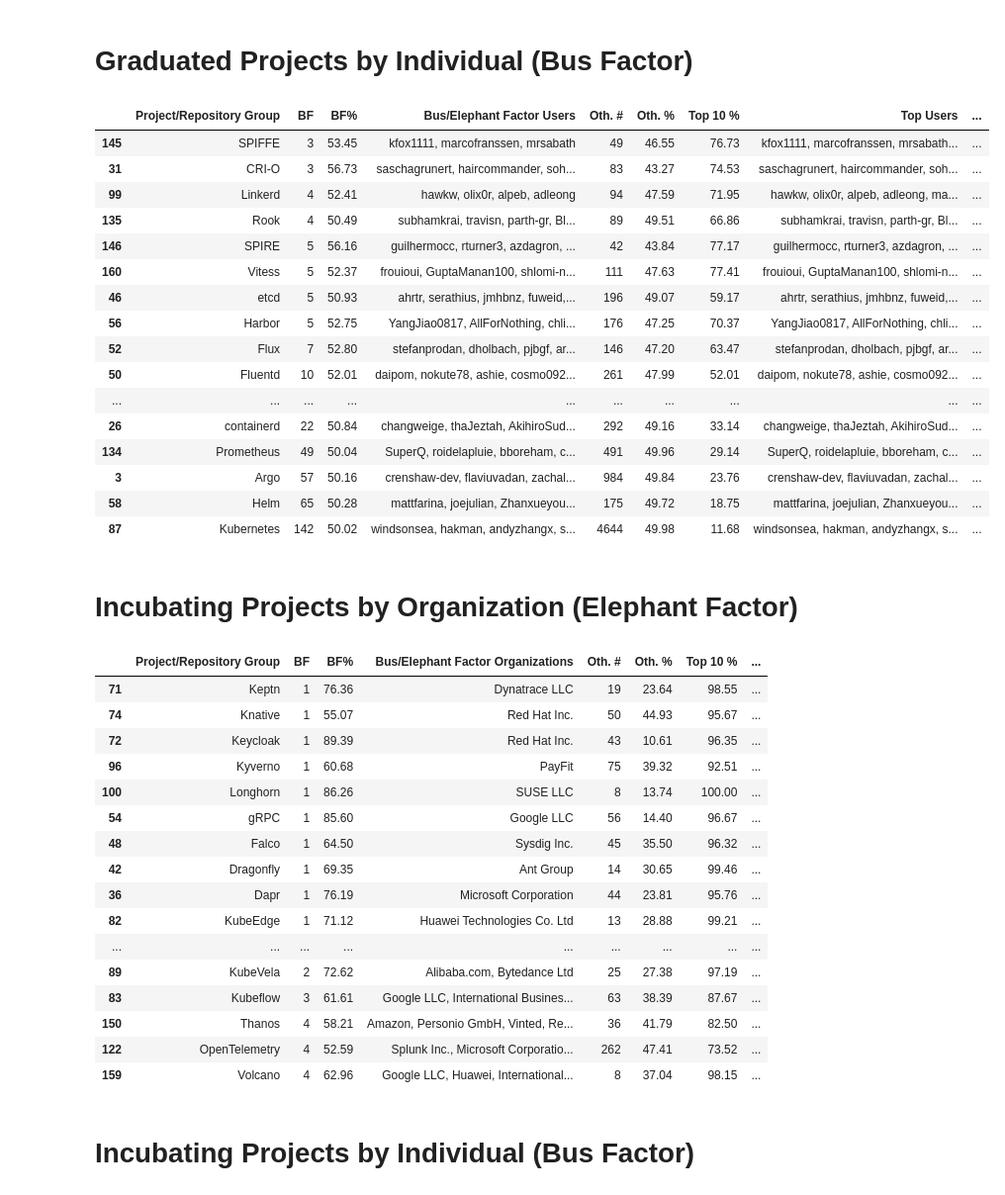
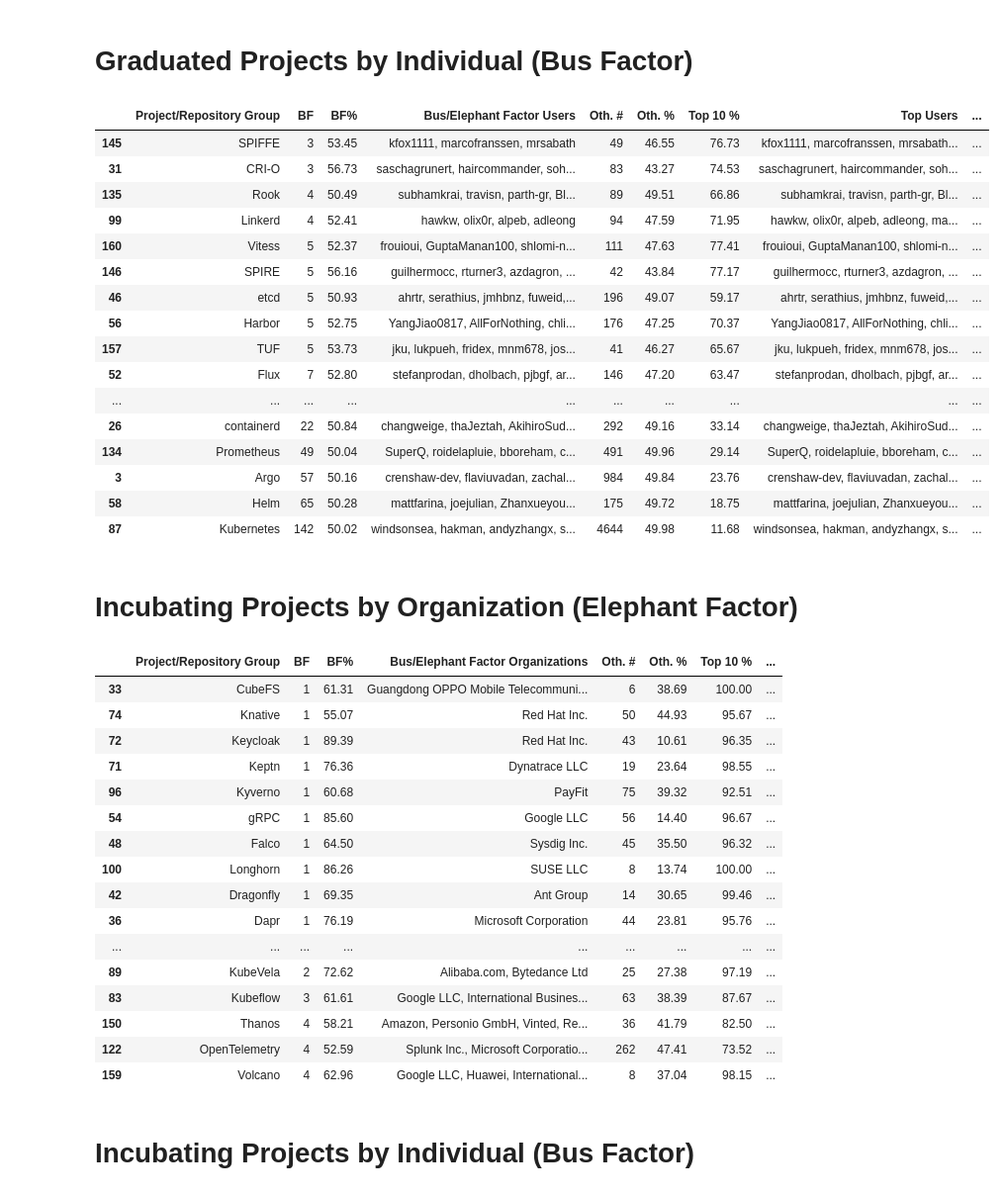
Before and after one commit to geekygirldawn/k8s_data, a Jupyter notebook: datasets/bus-elephant_cncf/Bus_Elephant_Factor_CNCF.ipynb, the cells around one changed output. Shown at 99% size. Cells and saved outputs as stored; diff of their text form; code cells hidden in the pictures.

```diff
--- a/datasets/bus-elephant_cncf/Bus_Elephant_Factor_CNCF.ipynb
+++ b/datasets/bus-elephant_cncf/Bus_Elephant_Factor_CNCF.ipynb
@@ -13,19 +13,21 @@ This is a quick view of these metrics for graduated and incubating CNCF projects
 If you clone this repo, you should be able to run this notebook yourself to explore the data in more detail, or you can grab the CVS files bus_by_level.csv or elephant_by_level.csv to analyze using your favorite csv / spreadsheet app.
 # %%
 # This cell generates the data structures based on the data in the files being read in
-import json
+
 import urllib.request
 import pandas as pd
+import yaml
+import requests
 
-landscape_file = urllib.request.urlopen("https://raw.githubusercontent.com/cncf/tag-contributor-strategy/main/website/data/projects.json")
-landscape = json.load(landscape_file)
+projects_file = requests.get("https://raw.githubusercontent.com/cncf/devstats/master/projects.yaml")
+projects = yaml.safe_load(projects_file.content.decode("utf-8"))
 
 busDF = pd.read_csv('users__2023-08-22_last_year.csv')
 elephantDF = pd.read_csv('orgs_2023-08-22_last_year.csv')
 
 levels_dict = {}
-for project in landscape:
-    levels_dict[project['name']] = project['project']
+for project in projects['projects'].items():
+    levels_dict[project[1]['name']] = project[1]['status']
 
 busDF['level'] = busDF['Project/Repository Group'].map(levels_dict)
 busDF.to_csv('bus_by_level.csv')
@@ -57,19 +59,19 @@ elephantDF.loc[elephantDF['level'] == 'graduated'].sort_values(by=['BF'])
 # %% [markdown]
 # Graduated Projects by Individual (Bus Factor)
 # %%
-busDF.loc[busDF['level'] == 'graduated'].sort_values(by=['BF'])
+busDF.loc[busDF['level'] == 'Graduated'].sort_values(by=['BF'])
 # %% [output]
 |  | Project/Repository Group | BF | BF% | Bus/Elephant Factor Users | Oth. # | Oth. % | Top 10 % | Top Users | ... |
 | 145 | SPIFFE | 3 | 53.45 | kfox1111, marcofranssen, mrsabath | 49 | 46.55 | 76.73 | kfox1111, marcofranssen, mrsabath... | ... |
 | 31 | CRI-O | 3 | 56.73 | saschagrunert, haircommander, soh... | 83 | 43.27 | 74.53 | saschagrunert, haircommander, soh... | ... |
+| 135 | Rook | 4 | 50.49 | subhamkrai, travisn, parth-gr, Bl... | 89 | 49.51 | 66.86 | subhamkrai, travisn, parth-gr, Bl... | ... |
 | 99 | Linkerd | 4 | 52.41 | hawkw, olix0r, alpeb, adleong | 94 | 47.59 | 71.95 | hawkw, olix0r, alpeb, adleong, ma... | ... |
-| 135 | Rook | 4 | 50.49 | subhamkrai, travisn, parth-gr, Bl... | 89 | 49.51 | 66.86 | subhamkrai, travisn, parth-gr, Bl... | ... |
+| 160 | Vitess | 5 | 52.37 | frouioui, GuptaManan100, shlomi-n... | 111 | 47.63 | 77.41 | frouioui, GuptaManan100, shlomi-n... | ... |
 | 146 | SPIRE | 5 | 56.16 | guilhermocc, rturner3, azdagron, ... | 42 | 43.84 | 77.17 | guilhermocc, rturner3, azdagron, ... | ... |
-| 160 | Vitess | 5 | 52.37 | frouioui, GuptaManan100, shlomi-n... | 111 | 47.63 | 77.41 | frouioui, GuptaManan100, shlomi-n... | ... |
 | 46 | etcd | 5 | 50.93 | ahrtr, serathius, jmhbnz, fuweid,... | 196 | 49.07 | 59.17 | ahrtr, serathius, jmhbnz, fuweid,... | ... |
 | 56 | Harbor | 5 | 52.75 | YangJiao0817, AllForNothing, chli... | 176 | 47.25 | 70.37 | YangJiao0817, AllForNothing, chli... | ... |
+| 157 | TUF | 5 | 53.73 | jku, lukpueh, fridex, mnm678, jos... | 41 | 46.27 | 65.67 | jku, lukpueh, fridex, mnm678, jos... | ... |
 | 52 | Flux | 7 | 52.80 | stefanprodan, dholbach, pjbgf, ar... | 146 | 47.20 | 63.47 | stefanprodan, dholbach, pjbgf, ar... | ... |
-| 50 | Fluentd | 10 | 52.01 | daipom, nokute78, ashie, cosmo092... | 261 | 47.99 | 52.01 | daipom, nokute78, ashie, cosmo092... | ... |
 | ... | ... | ... | ... | ... | ... | ... | ... | ... | ... |
 | 26 | containerd | 22 | 50.84 | changweige, thaJeztah, AkihiroSud... | 292 | 49.16 | 33.14 | changweige, thaJeztah, AkihiroSud... | ... |
 | 134 | Prometheus | 49 | 50.04 | SuperQ, roidelapluie, bboreham, c... | 491 | 49.96 | 29.14 | SuperQ, roidelapluie, bboreham, c... | ... |
@@ -79,19 +81,19 @@ busDF.loc[busDF['level'] == 'graduated'].sort_values(by=['BF'])
 # %% [markdown]
 # Incubating Projects by Organization (Elephant Factor)
 # %%
-elephantDF.loc[elephantDF['level'] == 'incubating'].sort_values(by=['BF'])
+elephantDF.loc[elephantDF['level'] == 'Incubating'].sort_values(by=['BF'])
 # %% [output]
 |  | Project/Repository Group | BF | BF% | Bus/Elephant Factor Organizations | Oth. # | Oth. % | Top 10 % | ... |
-| 71 | Keptn | 1 | 76.36 | Dynatrace LLC | 19 | 23.64 | 98.55 | ... |
+| 33 | CubeFS | 1 | 61.31 | Guangdong OPPO Mobile Telecommuni... | 6 | 38.69 | 100.00 | ... |
 | 74 | Knative | 1 | 55.07 | Red Hat Inc. | 50 | 44.93 | 95.67 | ... |
 | 72 | Keycloak | 1 | 89.39 | Red Hat Inc. | 43 | 10.61 | 96.35 | ... |
+| 71 | Keptn | 1 | 76.36 | Dynatrace LLC | 19 | 23.64 | 98.55 | ... |
 | 96 | Kyverno | 1 | 60.68 | PayFit | 75 | 39.32 | 92.51 | ... |
-| 100 | Longhorn | 1 | 86.26 | SUSE LLC | 8 | 13.74 | 100.00 | ... |
 | 54 | gRPC | 1 | 85.60 | Google LLC | 56 | 14.40 | 96.67 | ... |
 | 48 | Falco | 1 | 64.50 | Sysdig Inc. | 45 | 35.50 | 96.32 | ... |
+| 100 | Longhorn | 1 | 86.26 | SUSE LLC | 8 | 13.74 | 100.00 | ... |
 | 42 | Dragonfly | 1 | 69.35 | Ant Group | 14 | 30.65 | 99.46 | ... |
 | 36 | Dapr | 1 | 76.19 | Microsoft Corporation | 44 | 23.81 | 95.76 | ... |
-| 82 | KubeEdge | 1 | 71.12 | Huawei Technologies Co. Ltd | 13 | 28.88 | 99.21 | ... |
 | ... | ... | ... | ... | ... | ... | ... | ... | ... |
 | 89 | KubeVela | 2 | 72.62 | Alibaba.com, Bytedance Ltd | 25 | 27.38 | 97.19 | ... |
 | 83 | Kubeflow | 3 | 61.61 | Google LLC, International Busines... | 63 | 38.39 | 87.67 | ... |
```
Also changed, not shown: parts of 4 cells of this notebook.
